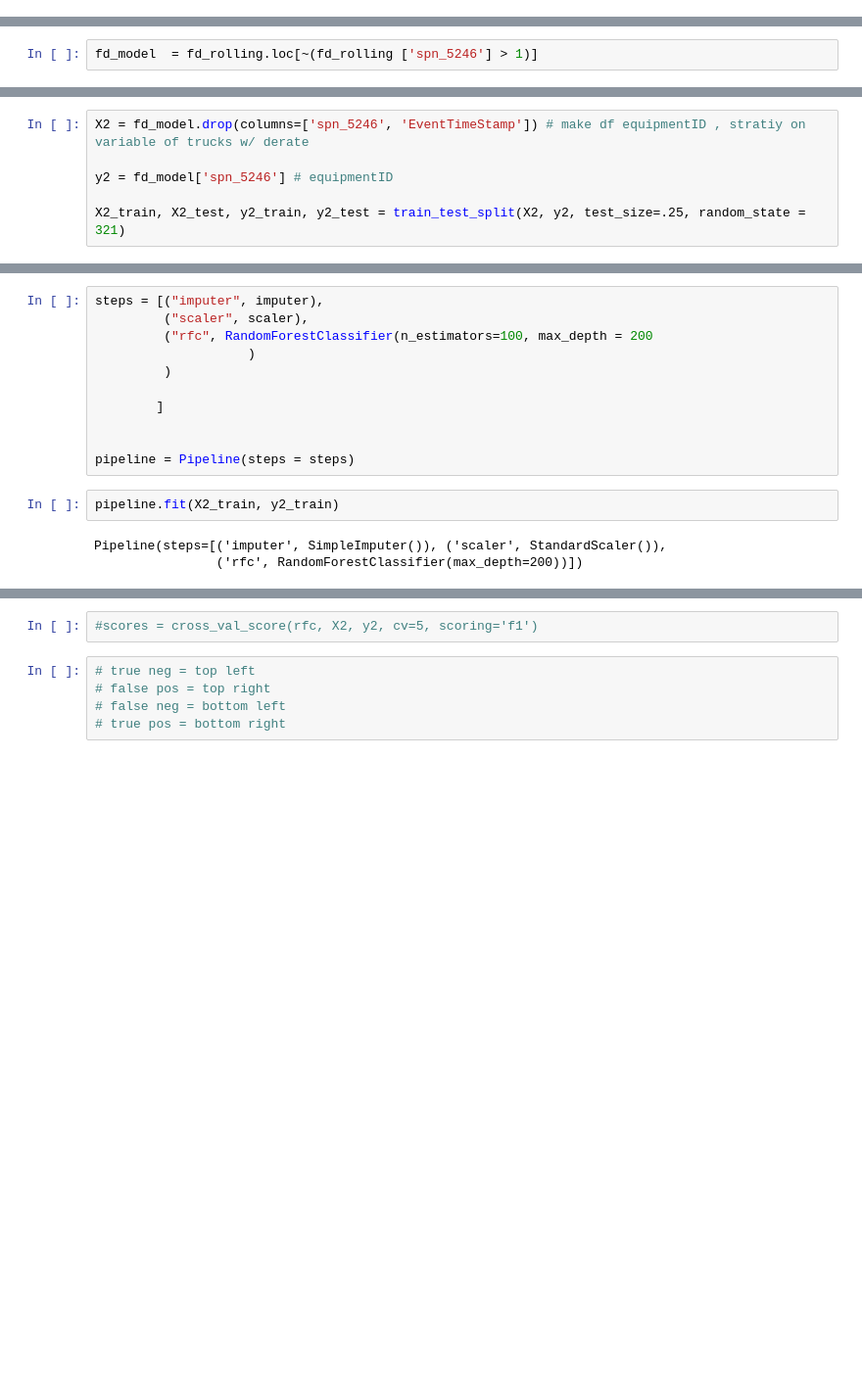
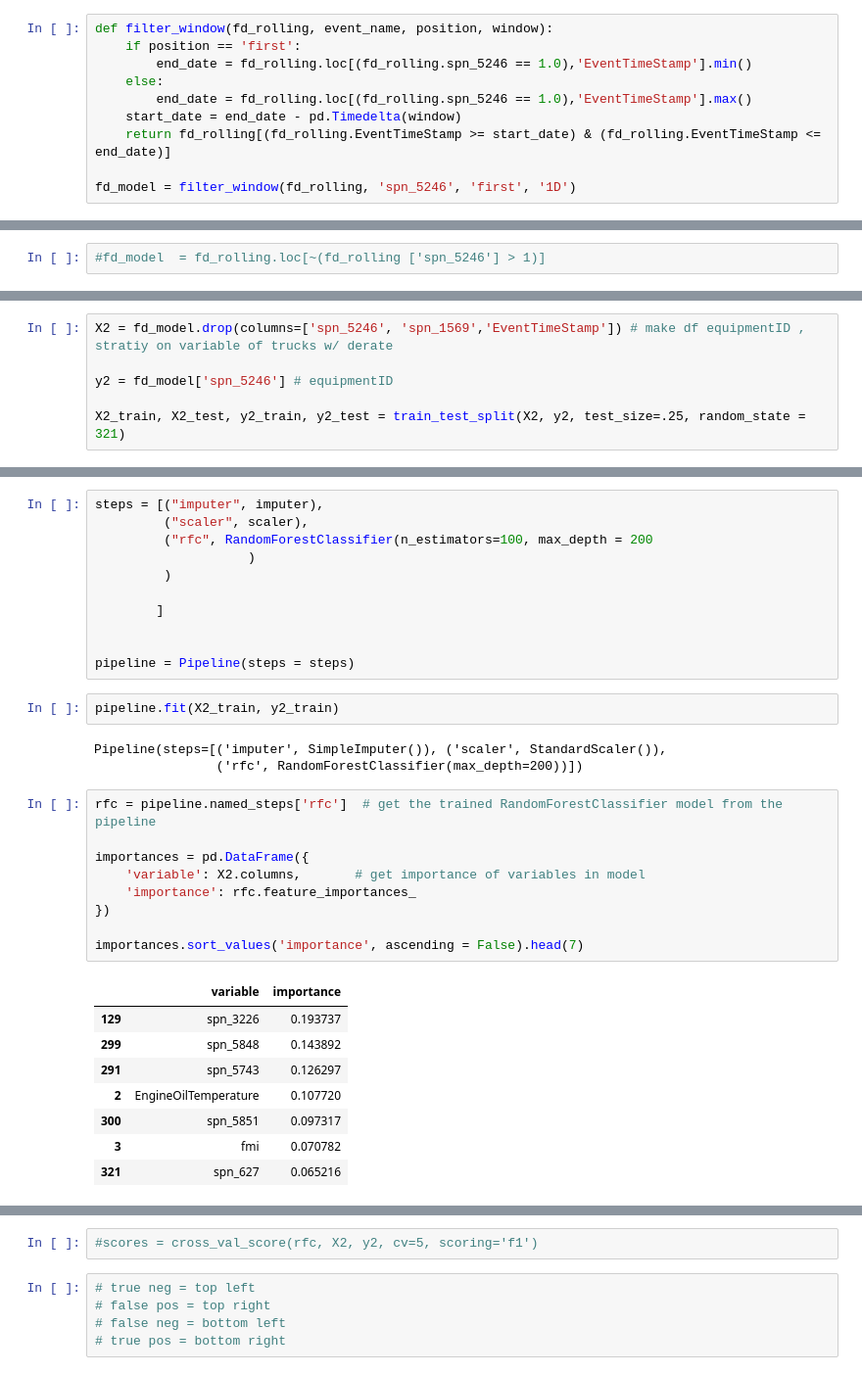
Before and after one commit to nss-data-science-cohort-6/big_g_express-player_one_big_g_express, a Jupyter notebook: big_G_RandomForestClassifier.ipynb, the cells around one changed output, grey strips where cells are left out. Shown: that part at 98% size. Cells and saved outputs as stored; diff of their text form; blank space fills up the shorter version.

Commit message:
random forest/1 Day

```diff
--- a/big_G_RandomForestClassifier.ipynb
+++ b/big_G_RandomForestClassifier.ipynb
@@ -112,0 +91,10 @@ fd_rolling
+# %%
+def filter_window(fd_rolling, event_name, position, window):
+    if position == 'first':
+        end_date = fd_rolling.loc[(fd_rolling.spn_5246 == 1.0),'EventTimeStamp'].min()
+    else:
+        end_date = fd_rolling.loc[(fd_rolling.spn_5246 == 1.0),'EventTimeStamp'].max()
+    start_date = end_date - pd.Timedelta(window)
+    return fd_rolling[(fd_rolling.EventTimeStamp >= start_date) & (fd_rolling.EventTimeStamp <= end_date)]
+
+fd_model = filter_window(fd_rolling, 'spn_5246', 'first', '1D')
@@ -113,2 +118,2 @@ fd_rolling
 # %%
-fd_model  = fd_rolling.loc[~(fd_rolling ['spn_5246'] > 1)]
+#fd_model  = fd_rolling.loc[~(fd_rolling ['spn_5246'] > 1)]
@@ -197,5 +185,5 @@ print(confusion_matrix(y_test, pipeline.predict(X_test)))
 # %%
-X2 = fd_model.drop(columns=['spn_5246', 'EventTimeStamp']) # make df equipmentID , stratiy on variable of trucks w/ derate
+X2 = fd_model.drop(columns=['spn_5246', 'spn_1569','EventTimeStamp']) # make df equipmentID , stratiy on variable of trucks w/ derate
 
 y2 = fd_model['spn_5246'] # equipmentID
 
@@ -220,6 +208,24 @@ pipeline.fit(X2_train, y2_train)
 # %% [output]
 Pipeline(steps=[('imputer', SimpleImputer()), ('scaler', StandardScaler()),
                 ('rfc', RandomForestClassifier(max_depth=200))])
+# %%
+rfc = pipeline.named_steps['rfc']  # get the trained RandomForestClassifier model from the pipeline
+
+importances = pd.DataFrame({
+    'variable': X2.columns,       # get importance of variables in model
+    'importance': rfc.feature_importances_
+})
+
+importances.sort_values('importance', ascending = False).head(7)
+# %% [output]
+|  | variable | importance |
+| 129 | spn_3226 | 0.193737 |
+| 299 | spn_5848 | 0.143892 |
+| 291 | spn_5743 | 0.126297 |
+| 2 | EngineOilTemperature | 0.107720 |
+| 300 | spn_5851 | 0.097317 |
+| 3 | fmi | 0.070782 |
+| 321 | spn_627 | 0.065216 |
 # %%
 print(classification_report(y2_test, pipeline.predict(X2_test)))
 # %% [output]
```
Also changed, not shown: parts of 14 cells of this notebook.
